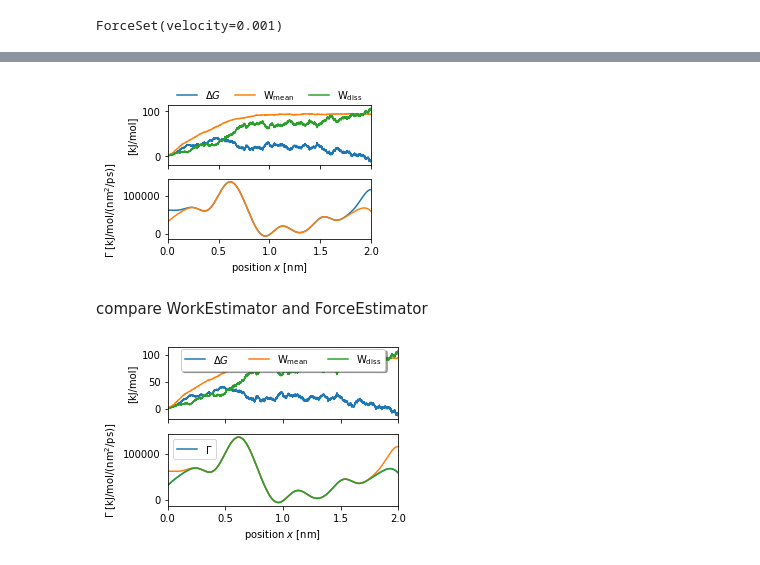
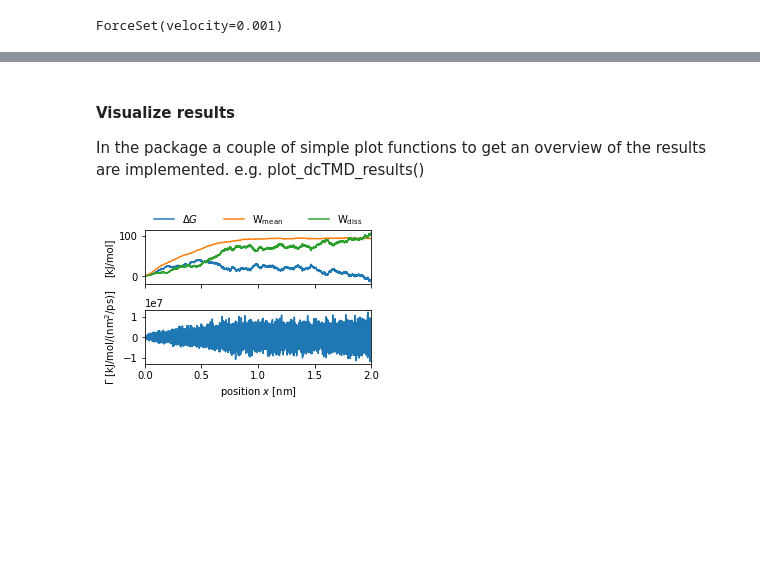
Before and after one commit to moldyn/dcTMD, a Jupyter notebook: docs/tutorials/force.ipynb, the cells around one changed output, grey strips where cells are left out. Saved outputs shown, nothing was run; the diff lists cells and outputs as text; code cells hidden in the pictures; blank space fills up the shorter version.

```diff
--- a/docs/tutorials/force.ipynb
+++ b/docs/tutorials/force.ipynb
@@ -97,7 +124,8 @@ fig, axs = plot_worknormalitychecks(forceset.position_, forceset.work_, index)
 # force = load('my_force_set')
 # Instantiate a ForceEstimator instance and fit it with the ForceSet
 # instance
-force_estimator = ForceEstimator(temperature=290.15)
-force_estimator.fit(forceset)
+forceestimator = ForceEstimator(temperature)
+forceestimator.fit(forceset)
+vars(forceestimator)
 # %% [output]
 Calculating dissipative work...
@@ -105,56 +149,14 @@ ForceEstimator(temperature=290.15)
+# %% [markdown]
+#### Visualize results
+In the package a couple of simple plot functions to get an overview of the results are implemented. e.g. plot_dcTMD_results()
 # %%
-def plot_dcTMD_results(x, workestimator, friction):
-    """Plot dcTMD results in two subplots."""
-    fig, axs = plt.subplots(ncols=1, nrows=2, sharex=True, figsize=fig_sizehalfA4width(),)
-    plot_dG_Wdiss(x, workestimator, axs[0])
-    plot_Gamma(x, friction, axs[1])
-    axs[0].legend(loc='lower left', mode='expand',
-                  bbox_to_anchor=(0, 0.9, 1, 0.2),
-                  frameon=False,
-                  ncol=3,)
-    axs[0].set_xlabel("")
-    plt.tight_layout()
-    return fig, axs
+# plot dcTMD results
+from dcTMD.utils import plotting
 
-x = force_estimator.force_set.position_
-from dcTMD.utils.smoothing import gaussfilter_friction
-smooth_friction_ = gaussfilter_friction(force_estimator.friction_,
-                                        x,
-                                        0.1,
-                                        )
-fig, axs = plot_dcTMD_results(x, force_estimator, smooth_friction_)
-smooth_friction_ = gaussfilter_friction(force_estimator.friction_,
-                                        x,
-                                        0.1,
-                                        'constant')
-plot_Gamma(x, smooth_friction_, axs[1], label="$\Gamma$_{smooth}")
+fig, axs = plotting.plot_dcTMD_results(forceestimator.position_,
+                                      forceestimator,
+                                      forceestimator.friction_)
+
+plt.show()
 # %% [output]
-[figure, old version]
+[figure, new version]
-# %% [markdown]
-compare WorkEstimator and ForceEstimator
-# %%
-from dcTMD.storing import WorkSet
-from dcTMD.dcTMD import WorkEstimator
-
-workset = WorkSet(velocity=velocity,
-                  resolution=res,
-                  verbose=False,
-                  )
-workset.fit(filenames)
-workestimator = WorkEstimator(temperature)
-workestimator.fit(workset)
-
-x = workestimator.work_set.position_
-fig, axs = plot_dcTMD_results(x, workestimator, smooth_friction_)
-smooth_friction_ = gaussfilter_friction(workestimator.friction_,
-                                        x,
-                                        0.1,
-                                        )
-plot_Gamma(x, smooth_friction_, axs[1], label="$\Gamma$_{smooth}")
-smooth_friction_ = gaussfilter_friction(workestimator.friction_,
-                                        x,
-                                        0.1,
-                                        'constant')
-plot_Gamma(x, smooth_friction_, axs[1], label="$\Gamma$_{smooth}")
-# %% [output]
-[figure, removed]
```
Also changed, not shown: parts of 15 cells of this notebook, 1 other file.
